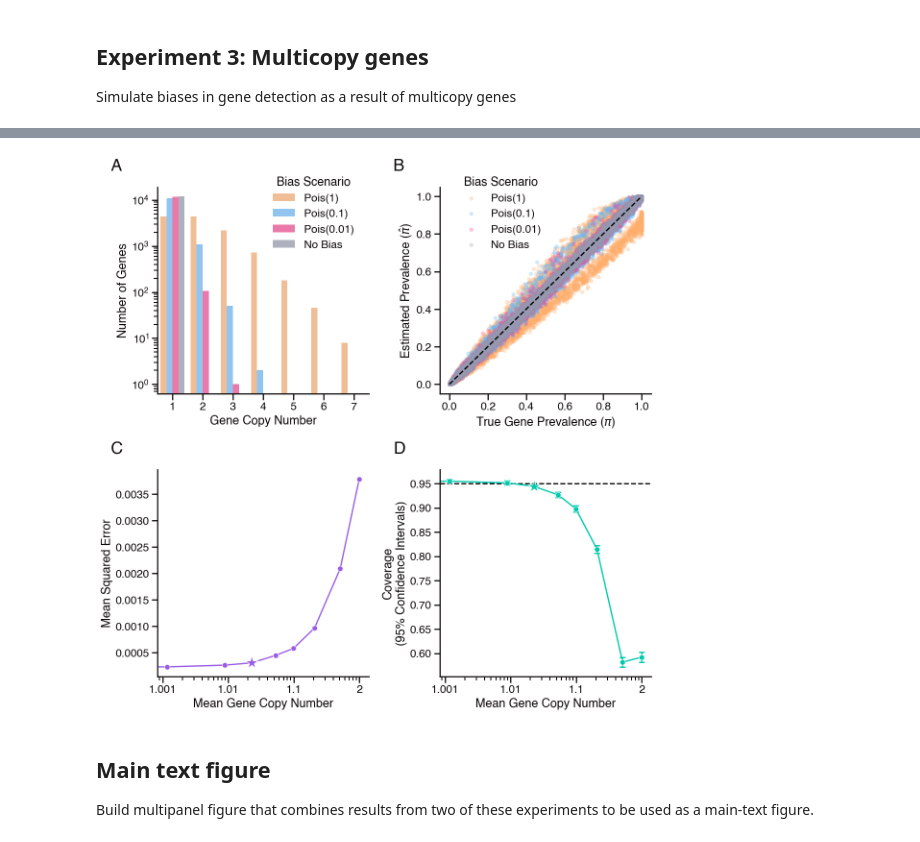
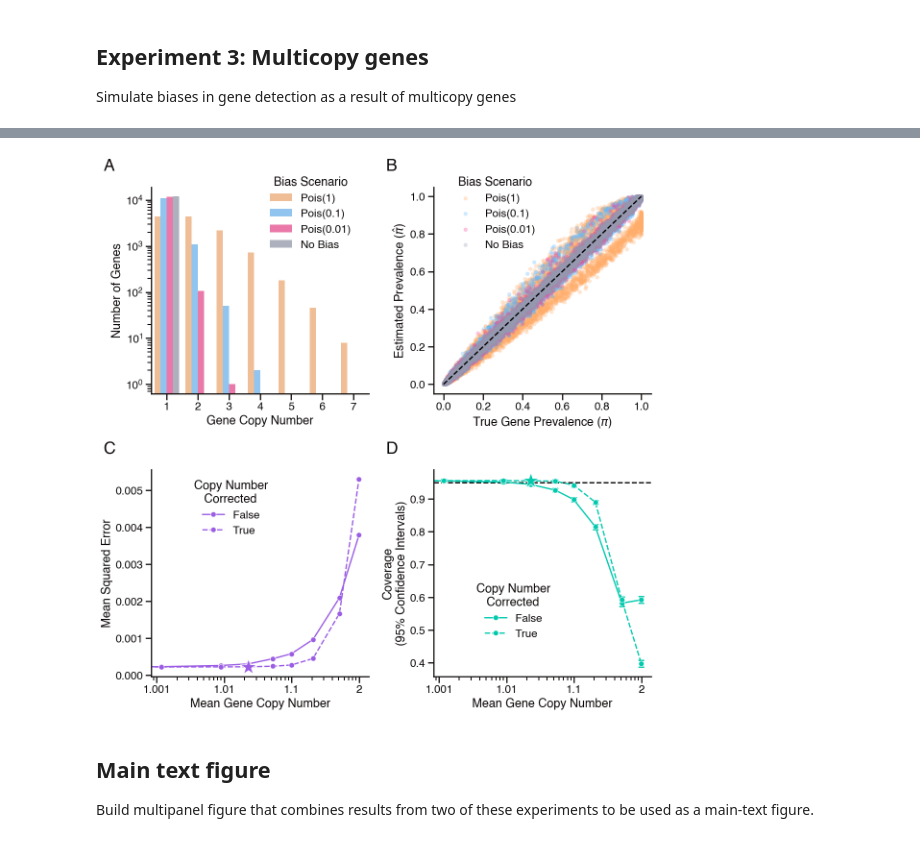
Before and after one commit to blasks/gene-prevalence, a Jupyter notebook: experiments/3-model-misspecification-simulations.ipynb, the cells around one changed output, grey strips where cells are left out. Saved outputs shown, nothing was run; the diff lists cells and outputs as text; code cells hidden in the pictures.

Commit message:
Updated model to include copy number correction term.

```diff
--- a/experiments/3-model-misspecification-simulations.ipynb
+++ b/experiments/3-model-misspecification-simulations.ipynb
@@ -775,6 +778,7 @@ sns.lineplot(
     data=overall_cn_df,
     x='mean_cn_minus_one',
     y='mse',
+    style='copy_number_corrected',
     color=palette[0],
     ax=axes[1, 0],
     marker='o',
@@ -783,13 +787,14 @@ sns.lineplot(
 axes[1, 0].set_xlabel("Mean Gene Copy Number")
 axes[1, 0].set_xscale('log')
 axes[1, 0].set_ylabel("Mean Squared Error")
+axes[1, 0].legend(title="Copy Number\n   Corrected", bbox_to_anchor=(0.15, 1), loc='upper left')
 # change x-tick labels to reflect copy number
 axes[1, 0].set_xticks([0.001, 0.01, 0.1, 1])
 axes[1, 0].set_xticklabels(['1.001', '1.01', '1.1', '2'])
 # mark the MSE for Pois(0.023) with a star
 mse_0023 = overall_cn_df[overall_cn_df['label'] == 'Pois(0.023)']['mse'].values[0]
 mean_cn_minus_one_0023 = overall_cn_df[overall_cn_df['label'] == 'Pois(0.023)']['mean_cn_minus_one'].values[0]
-axes[1, 0].plot(mean_cn_minus_one_0023, mse_0023, marker='*', color=palette[0], markersize=20, markeredgecolor='white')
+axes[1, 0].plot(mean_cn_minus_one_0023, mse_0023, marker='*', color=palette[0], markersize=25, markeredgecolor='white')
 # annotation for subplot C
 axes[1, 0].annotate("C", **annotation_kwargs)
 
@@ -798,6 +803,7 @@ sns.lineplot(
     data=overall_cn_df,
     x='mean_cn_minus_one',
     y='coverage',
+    style='copy_number_corrected',
     color=palette[2],
     ax=axes[1, 1],
     marker='o',
@@ -805,35 +811,36 @@ sns.lineplot(
 )
 # add error bars for +/- 2 standard errors of the coverage estimate
 axes[1, 1].errorbar(
     x=overall_cn_df['mean_cn_minus_one'],
     y=overall_cn_df['coverage'],
     yerr=(overall_cn_df['se_coverage'] * 2),  # 2 standard errors for approximate 95% confidence interval
     fmt='none',
     ecolor=palette[2],
     elinewidth=2,
     capsize=4,
     capthick=2,
     zorder=0
 )
 axes[1, 1].set_xlabel("Mean Gene Copy Number")
 axes[1, 1].set_xscale('log')
 axes[1, 1].set_ylabel(f"Coverage\n({(1 - ci_alpha):.0%} Confidence Intervals)")
 axes[1, 1].axhline(1 - ci_alpha, color='black', linestyle='--', zorder=1)
+axes[1, 1].legend(title="Copy Number\n   Corrected", bbox_to_anchor=(0.15, 0.5), loc='upper left')
 # change x-tick labels to reflect copy number
 axes[1, 1].set_xticks([0.001, 0.01, 0.1, 1])
 axes[1, 1].set_xticklabels(['1.001', '1.01', '1.1', '2'])
 # mark the coverage for Pois(0.023) with a star
 coverage_0023 = overall_cn_df[overall_cn_df['label'] == 'Pois(0.023)']['coverage'].values[0]
-axes[1, 1].plot(mean_cn_minus_one_0023, coverage_0023, marker='*', color=palette[2], markersize=20, markeredgecolor='white')
+axes[1, 1].plot(mean_cn_minus_one_0023, coverage_0023, marker='*', color=palette[2], markersize=25, markeredgecolor='white')
 # annotation for subplot D
 axes[1, 1].annotate("D", **annotation_kwargs)
 
 # show and save the figure
 plt.tight_layout()
 # plt.savefig("bias_simulation_results.png", dpi=300, bbox_inches='tight')
 plt.show()
 # %% [output]
-[figure, old version]
+[figure, new version]
 # %% [markdown]
 ## Main text figure
 Build multipanel figure that combines results from two of these experiments to be used as a main-text figure.
```
Also changed, not shown: parts of 2 cells of this notebook, 3 other files.
